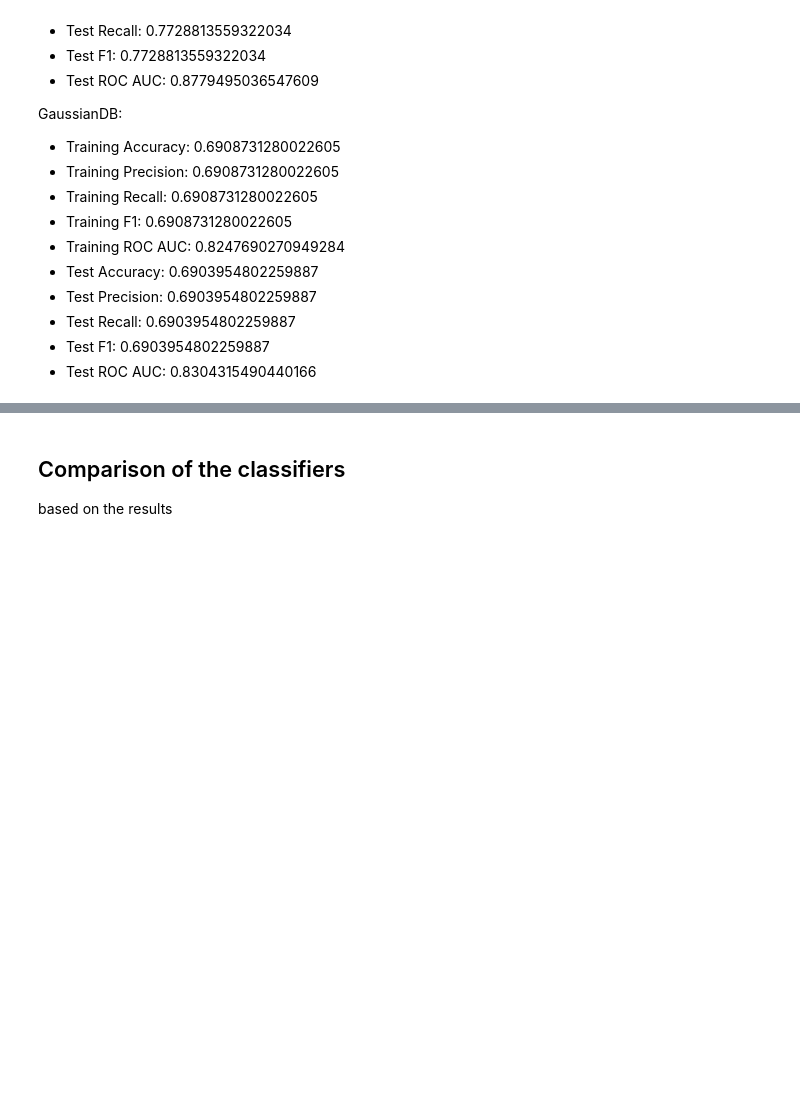
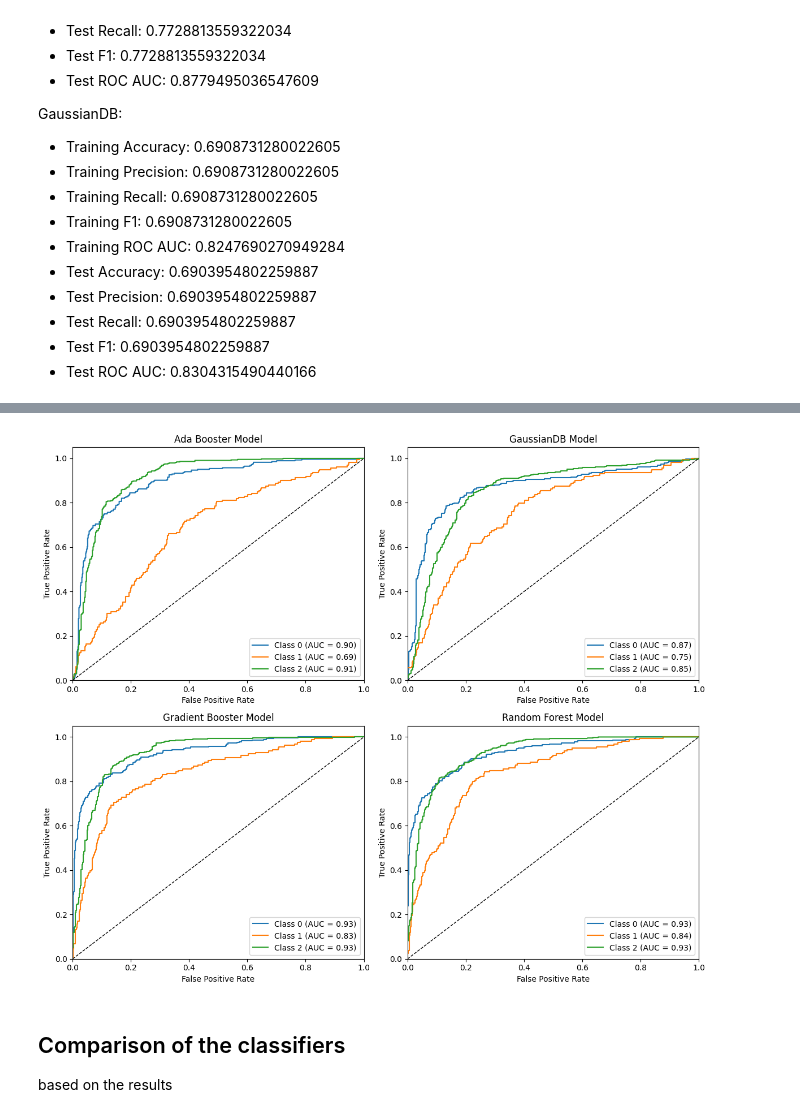
Before and after one commit to Wolff404/Supervised-learning-and-Neural-networks, a Jupyter notebook: Comparison_of_Student_performance_prediction.ipynb, the cells around one changed output, grey strips where cells are left out. Drawn from its saved outputs; the diff is of its cells as text; code cells hidden in the pictures; blank space fills up the shorter version.

```diff
--- a/Comparison_of_Student_performance_prediction.ipynb
+++ b/Comparison_of_Student_performance_prediction.ipynb
@@ -625,3 +614,35 @@ Test ROC AUC: 0) '''
+# %%
+classes = list(set(test_targets)) #Get unique classes
+y_test_bin = label_binarize(test_targets, classes=classes)
+
+def plot_multiclass_roc_curve(model, features, y_test_bin, ax, title, n_classes):
+    y_score = model.predict_proba(features)
+    for i in range(n_classes):
+        fpr, tpr, _ = roc_curve(y_test_bin[:, i], y_score[:, i])
+        roc_auc = auc(fpr, tpr)
+        ax.plot(fpr, tpr, label=f'Class {classes[i]} (AUC = {roc_auc:.2f})')
+
+    ax.plot([0, 1], [0, 1], 'k--', lw=1)  # stepped diagonal line
+    ax.set_xlim([0.0, 1.0])
+    ax.set_ylim([0.0, 1.05])
+    ax.set_xlabel('False Positive Rate')
+    ax.set_ylabel('True Positive Rate')
+    ax.set_title(title)
+    ax.legend(loc="lower right")
+
+n_classes = len(classes)
+
+fig, axes = plt.subplots(2, 2, figsize=(12, 10))
+
+plot_multiclass_roc_curve(ada_booster_model, test_features, y_test_bin, axes[0, 0], "Ada Booster Model", n_classes)
+plot_multiclass_roc_curve(naive_bayes_model, test_features, y_test_bin, axes[0, 1], "GaussianDB Model", n_classes)
+plot_multiclass_roc_curve(gradient_booster_model, test_features, y_test_bin, axes[1, 0], "Gradient Booster Model", n_classes)
+plot_multiclass_roc_curve(random_forest_model, test_features, y_test_bin, axes[1, 1], "Random Forest Model", n_classes)
+
+plt.tight_layout()
+plt.show()
+# %% [output]
+[figure, added]
 # %% [markdown]
 ## Comparison of the classifiers
 
```
Also changed, not shown: parts of 6 cells of this notebook.
